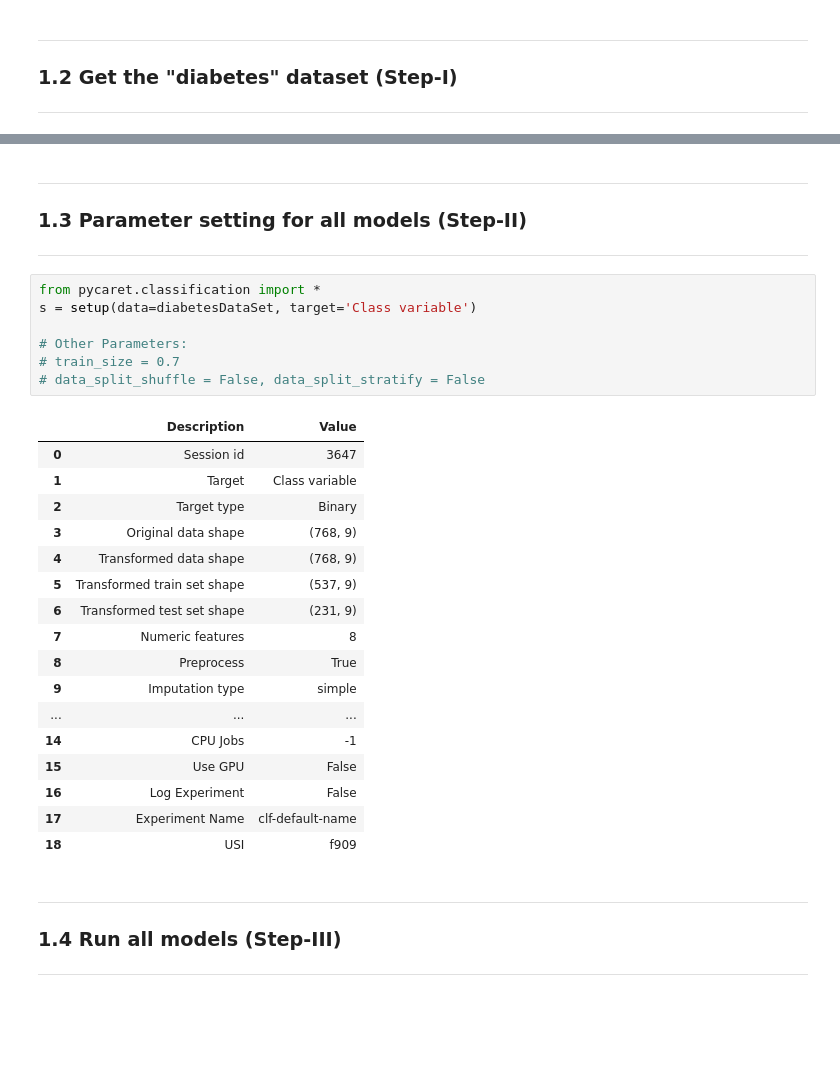
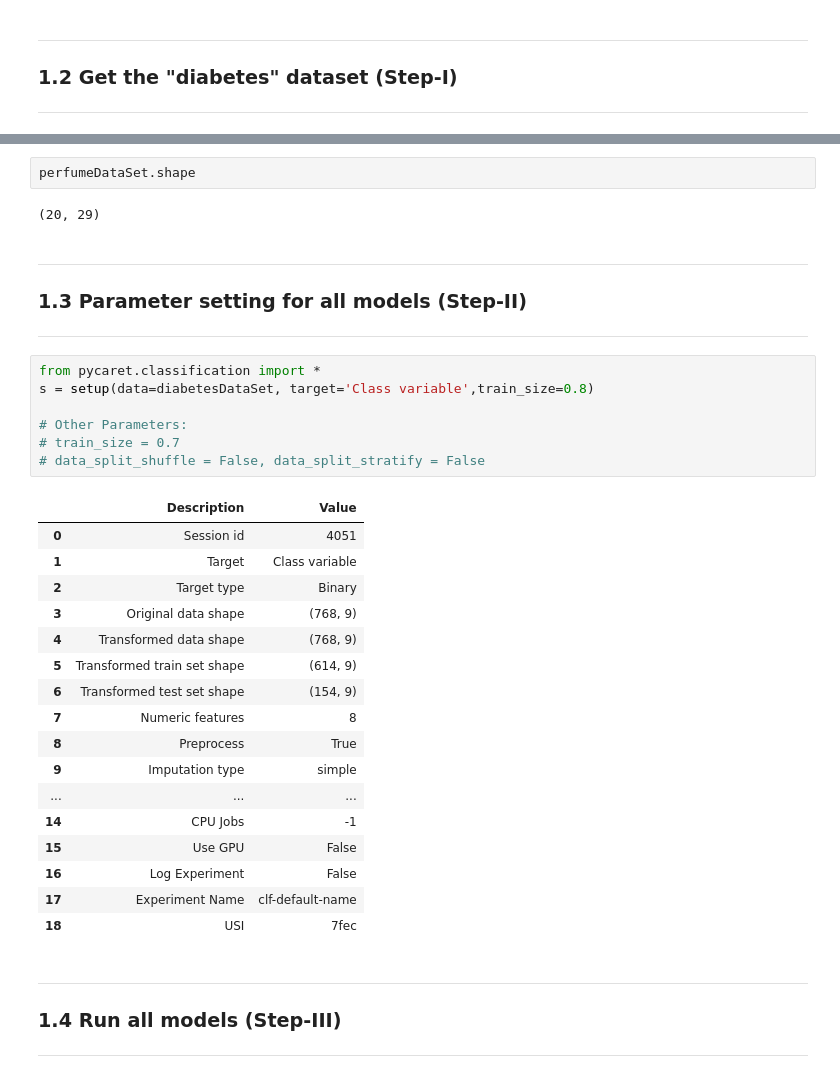
Before and after one commit to sagar09navneet/-Getting-and-Cleaning-Data-Course-Project, a Jupyter notebook: 02_Classification.ipynb, the cells around one changed output, grey strips where cells are left out. Drawn from its saved outputs; the diff is of its cells as text; blank space fills up the shorter version.

```diff
--- a/02_Classification.ipynb
+++ b/02_Classification.ipynb
@@ -87,23 +98,27 @@ diabetesDataSet = get_data("diabetes")    # SN is 7
+# %%
+perfumeDataSet.shape
+# %% [output]
+(20, 29)
 # %% [markdown]
 ---
 ### **1.3 Parameter setting for all models (Step-II)**
 ---
 # %%
 from pycaret.classification import *
-s = setup(data=diabetesDataSet, target='Class variable')
+s = setup(data=diabetesDataSet, target='Class variable',train_size=0.8)
 
 # Other Parameters:
 # train_size = 0.7
 # data_split_shuffle = False, data_split_stratify = False
 # %% [output]
 |  | Description | Value |
-| 0 | Session id | 3647 |
+| 0 | Session id | 4051 |
 | 1 | Target | Class variable |
 | 2 | Target type | Binary |
 | 3 | Original data shape | (768, 9) |
 | 4 | Transformed data shape | (768, 9) |
-| 5 | Transformed train set shape | (537, 9) |
-| 6 | Transformed test set shape | (231, 9) |
+| 5 | Transformed train set shape | (614, 9) |
+| 6 | Transformed test set shape | (154, 9) |
 | 7 | Numeric features | 8 |
 | 8 | Preprocess | True |
 | 9 | Imputation type | simple |
@@ -112,7 +127,7 @@ s = setup(data=diabetesDataSet, target='Class variable')
 | 15 | Use GPU | False |
 | 16 | Log Experiment | False |
 | 17 | Experiment Name | clf-default-name |
-| 18 | USI | f909 |
+| 18 | USI | 7fec |
 # %% [markdown]
 ---
 ### **1.4 Run all models (Step-III)**
```
Also changed, not shown: parts of 13 cells of this notebook.
